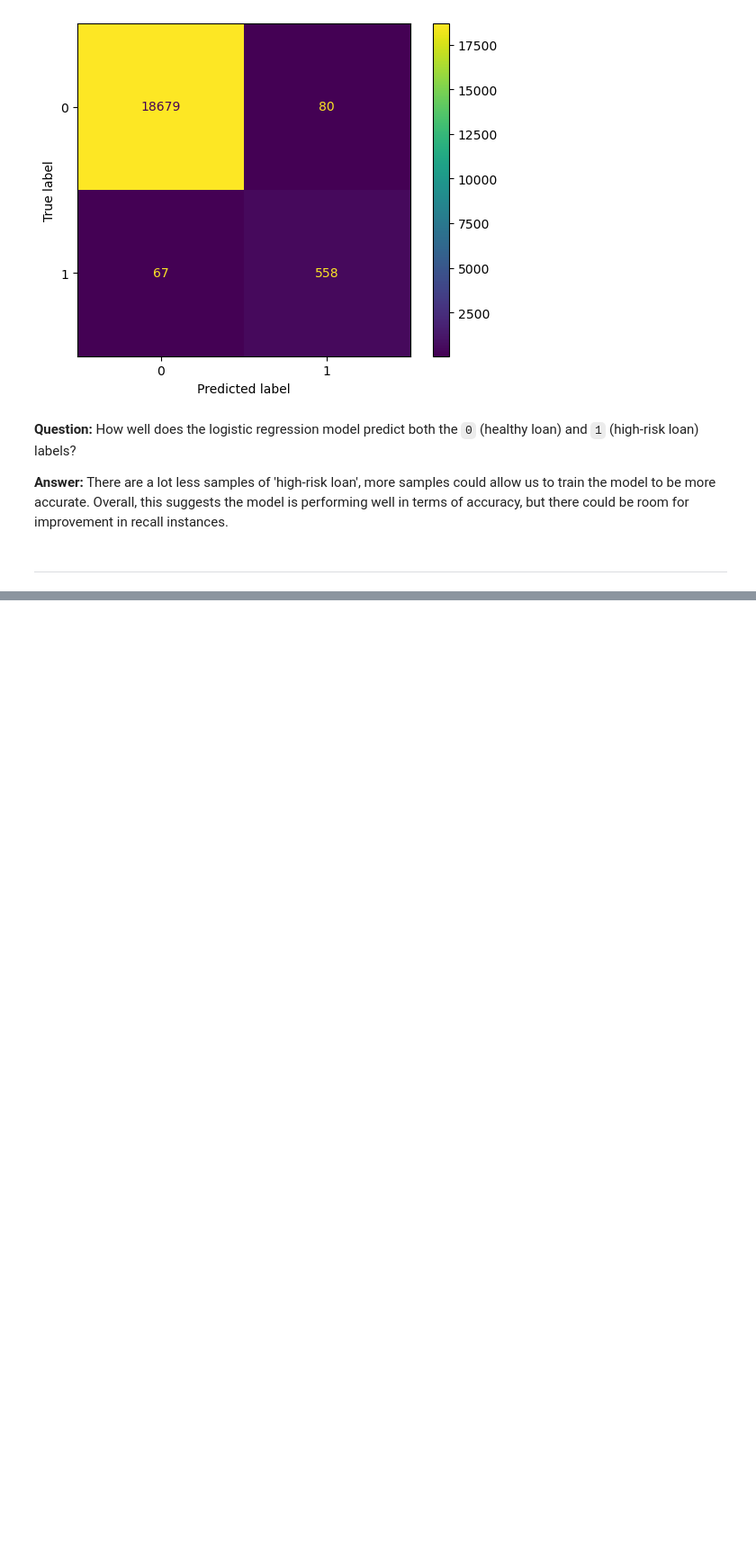
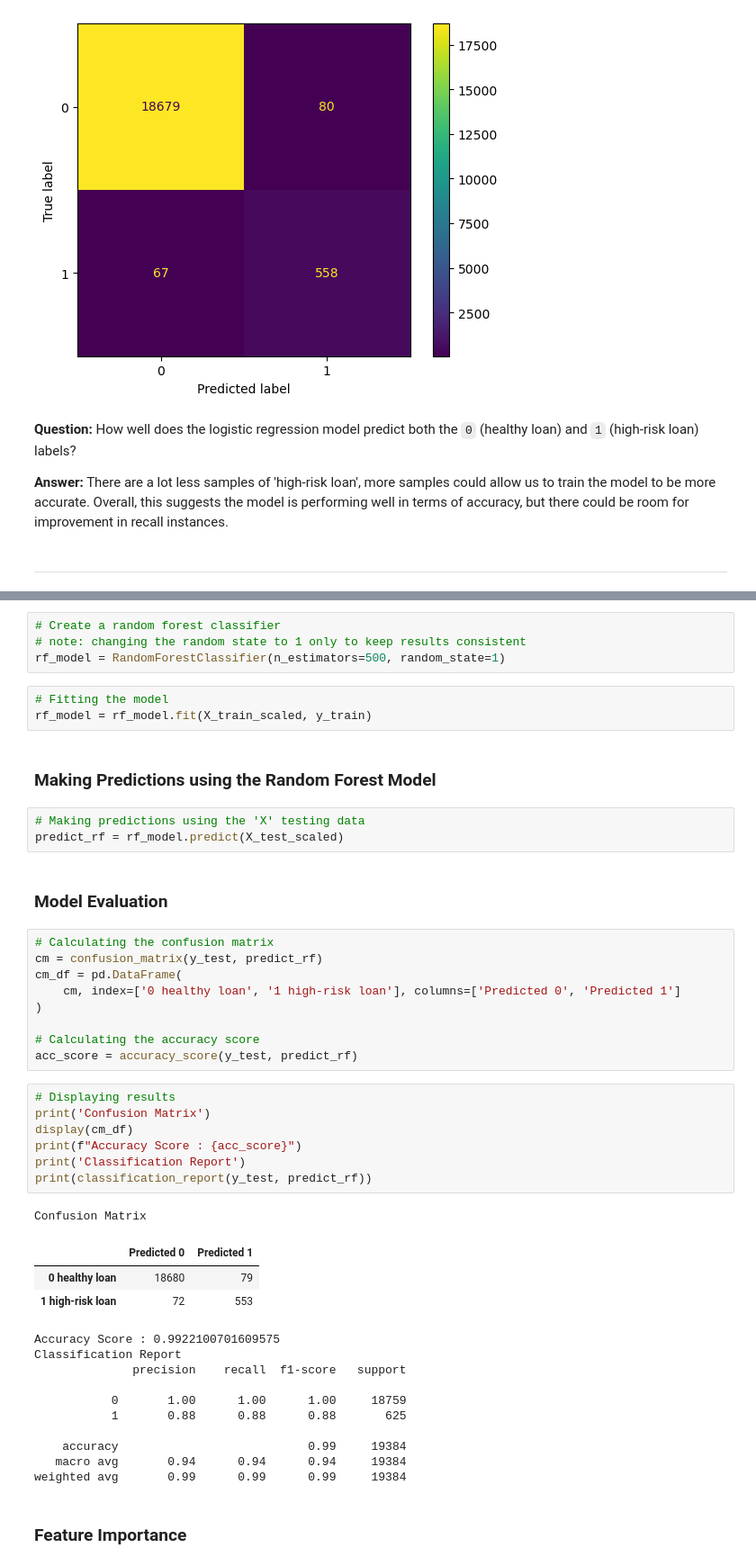
Before and after one commit to SteveTuttle/credit-risk-analysis-toolkit, a Jupyter notebook: credit_risk_classification_sdt.ipynb, the cells around one changed output, grey strips where cells are left out. Shown at 90% size. Cells and saved outputs as stored; diff of their text form; blank space fills up the shorter version.

Commit message:
report folders and code

```diff
--- a/credit_risk_classification_sdt.ipynb
+++ b/credit_risk_classification_sdt.ipynb
@@ -212,0 +226,47 @@ Values of the Resampled Labels Data: (array([0, 1]), array([56277, 56277]))
+# %%
+# Create a random forest classifier
+# note: changing the random state to 1 only to keep results consistent
+rf_model = RandomForestClassifier(n_estimators=500, random_state=1)
+# %%
+# Fitting the model
+rf_model = rf_model.fit(X_train_scaled, y_train)
+# %% [markdown]
+###  Making Predictions using the Random Forest Model
+# %%
+# Making predictions using the 'X' testing data
+predict_rf = rf_model.predict(X_test_scaled)
+# %% [markdown]
+###  Model Evaluation
+# %%
+# Calculating the confusion matrix
+cm = confusion_matrix(y_test, predict_rf)
+cm_df = pd.DataFrame(
+    cm, index=['0 healthy loan', '1 high-risk loan'], columns=['Predicted 0', 'Predicted 1']
+)
+
+# Calculating the accuracy score
+acc_score = accuracy_score(y_test, predict_rf)
+# %%
+# Displaying results
+print('Confusion Matrix')
+display(cm_df)
+print(f"Accuracy Score : {acc_score}")
+print('Classification Report')
+print(classification_report(y_test, predict_rf))
+# %% [output]
+Confusion Matrix
+|  | Predicted 0 | Predicted 1 |
+| 0 healthy loan | 18680 | 79 |
+| 1 high-risk loan | 72 | 553 |
+Accuracy Score : 0.9922100701609575
+Classification Report
+              precision    recall  f1-score   support
+
+           0       1.00      1.00      1.00     18759
+           1       0.88      0.88      0.88       625
+
+    accuracy                           0.99     19384
+   macro avg       0.94      0.94      0.94     19384
+weighted avg       0.99      0.99      0.99     19384
+# %% [markdown]
+###  Feature Importance
```
Also changed, not shown: parts of 29 cells of this notebook, 8 other files.
